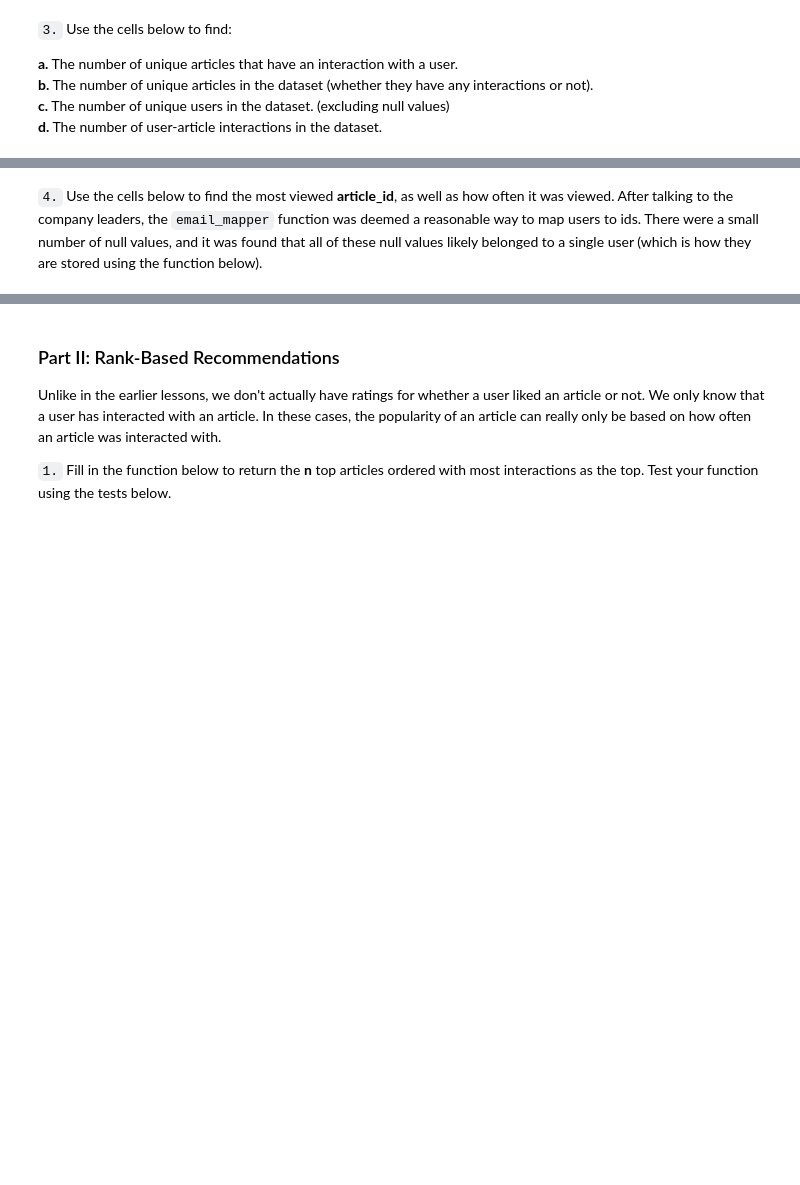
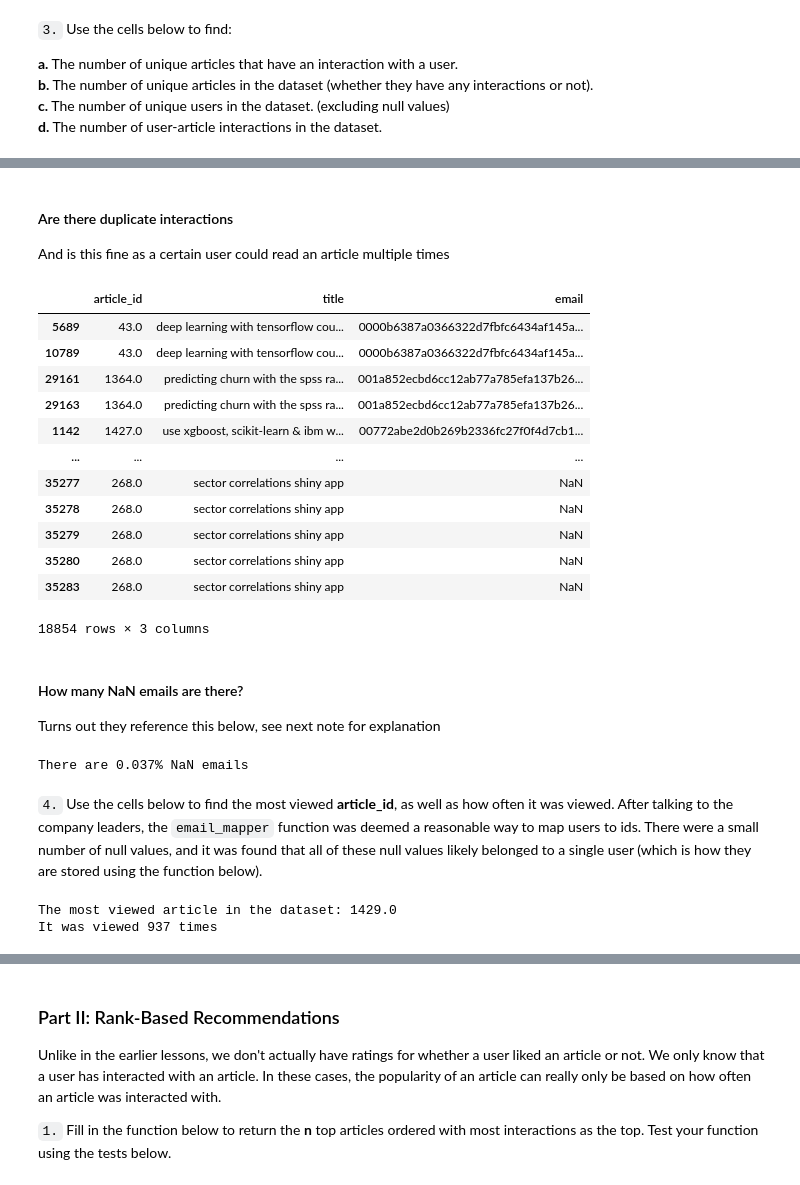
Before and after one commit to paul-stubley/Udacity, a Jupyter notebook: Project_4__Recommendation_Engines/Recommendations_with_IBM.ipynb, the cells around one changed output, grey strips where cells are left out. Cells and saved outputs as stored; diff of their text form; code cells hidden in the pictures; blank space fills up the shorter version.

```diff
--- a/Project_4__Recommendation_Engines/Recommendations_with_IBM.ipynb
+++ b/Project_4__Recommendation_Engines/Recommendations_with_IBM.ipynb
@@ -70,8 +160,43 @@ user_article_interactions = # The number of user-article interactions
+# %% [markdown]
+#### Are there duplicate interactions
+And is this fine as a certain user could read an article multiple times
+# %%
+df[df.duplicated(subset=['email','article_id'], keep=False)].sort_values(by='email')
+# %% [output]
+|  | article_id | title | email |
+| 5689 | 43.0 | deep learning with tensorflow cou... | 0000b6387a0366322d7fbfc6434af145a... |
+| 10789 | 43.0 | deep learning with tensorflow cou... | 0000b6387a0366322d7fbfc6434af145a... |
+| 29161 | 1364.0 | predicting churn with the spss ra... | 001a852ecbd6cc12ab77a785efa137b26... |
+| 29163 | 1364.0 | predicting churn with the spss ra... | 001a852ecbd6cc12ab77a785efa137b26... |
+| 1142 | 1427.0 | use xgboost, scikit-learn & ibm w... | 00772abe2d0b269b2336fc27f0f4d7cb1... |
+| ... | ... | ... | ... |
+| 35277 | 268.0 | sector correlations shiny app | NaN |
+| 35278 | 268.0 | sector correlations shiny app | NaN |
+| 35279 | 268.0 | sector correlations shiny app | NaN |
+| 35280 | 268.0 | sector correlations shiny app | NaN |
+| 35283 | 268.0 | sector correlations shiny app | NaN |
+18854 rows × 3 columns
+# %% [markdown]
+#### How many NaN emails are there?
+Turns out they reference this below, see next note for explanation
+# %%
+print('There are {:0.2}% NaN emails'.format(df.email.isna().mean()*100))
+# %% [output]
+There are 0.037% NaN emails
 # %% [markdown]
 `4.` Use the cells below to find the most viewed **article_id**, as well as how often it was viewed.  After talking to the company leaders, the `email_mapper` function was deemed a reasonable way to map users to ids.  There were a small number of null values, and it was found that all of these null values likely belonged to a single user (which is how they are stored using the function below).
 # %%
-most_viewed_article_id = # The most viewed article in the dataset as a string with one value following the decimal
-max_views = # The most viewed article in the dataset was viewed how many times?
+# The most viewed article in the dataset as a string with one value following the decimal
+articles_ranked_by_views = df.groupby('article_id').email.count().sort_values(ascending=False)
+most_viewed_article_id = str(articles_ranked_by_views.index[0])
+# The most viewed article in the dataset was viewed how many times?
+max_views = articles_ranked_by_views.iloc[0]
+
+print('The most viewed article in the dataset: {}'.format(most_viewed_article_id))
+print('It was viewed {} times'.format(max_views))
+# %% [output]
+The most viewed article in the dataset: 1429.0
+It was viewed 937 times
 # %%
 ## No need to change the code here - this will be helpful for later parts of the notebook
 # Run this cell to map the user email to a user_id column and remove the email column
```
Also changed, not shown: parts of 14 cells of this notebook.
